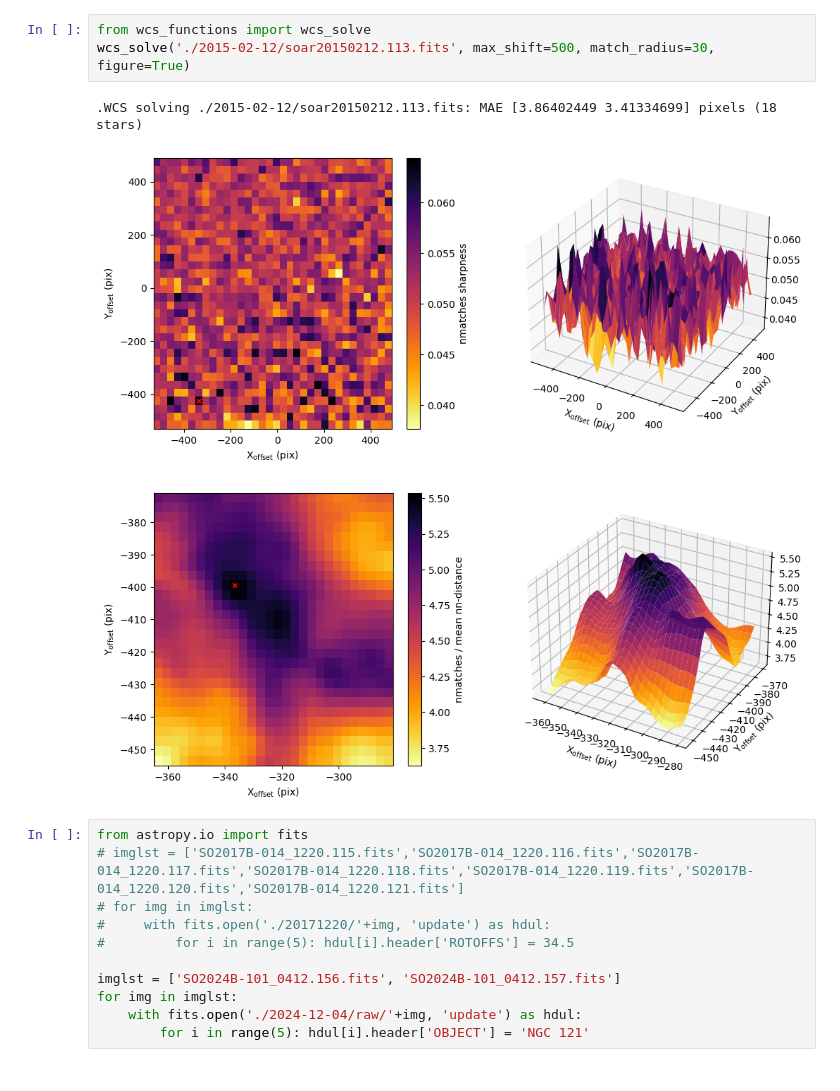
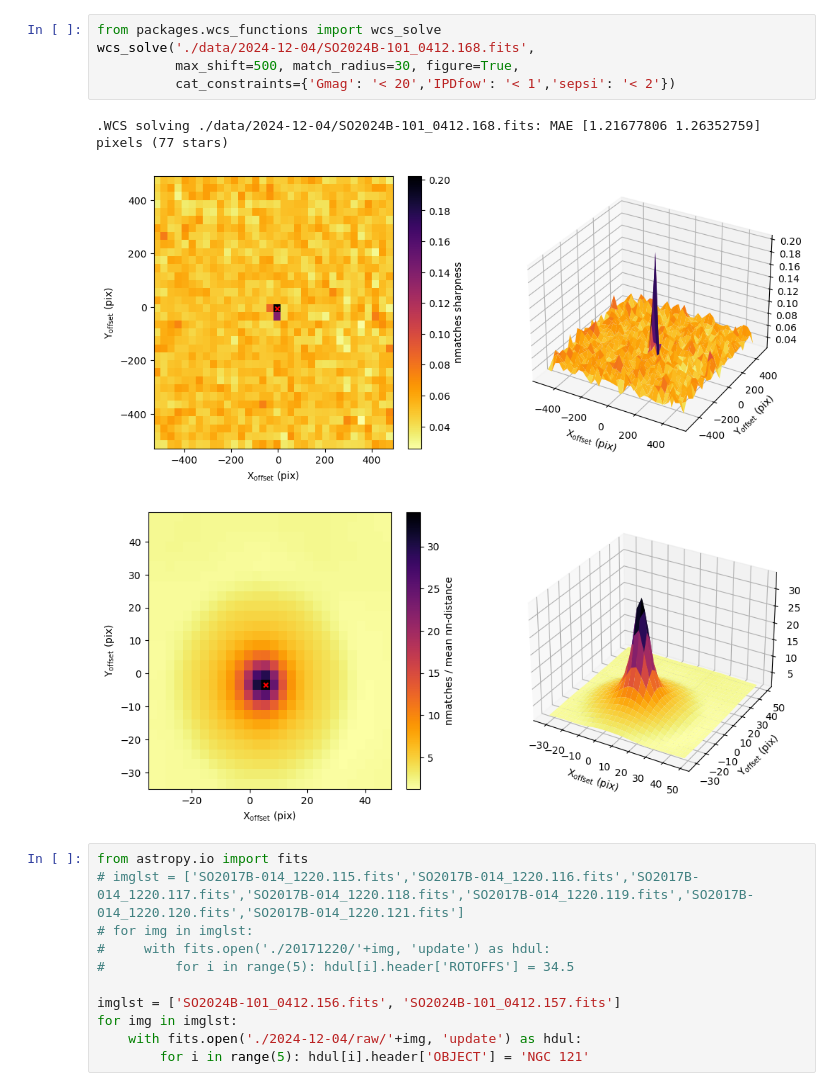
Before and after one commit to DataProcessing-UFRJ/dataproc, a Jupyter notebook: main.ipynb, the cells around one changed output. Saved outputs shown, nothing was run; the diff lists cells and outputs as text.

```diff
--- a/main.ipynb
+++ b/main.ipynb
@@ -86,10 +37,12 @@ data_reduce(folder, instrument='SAMI', filter_keywords=['FILTER1','FILTER2'],
 # %%
-from wcs_functions import wcs_solve
-wcs_solve('./2015-02-12/soar20150212.113.fits', max_shift=500, match_radius=30, figure=True)
+from packages.wcs_functions import wcs_solve
+wcs_solve('./data/2024-12-04/SO2024B-101_0412.168.fits',
+          max_shift=500, match_radius=30, figure=True,
+          cat_constraints={'Gmag': '< 20','IPDfow': '< 1','sepsi': '< 2'})
 # %% [output]
-.WCS solving ./2015-02-12/soar20150212.113.fits: MAE [3.86402449 3.41334699] pixels (18 stars)
+.WCS solving ./data/2024-12-04/SO2024B-101_0412.168.fits: MAE [1.21677806 1.26352759] pixels (77 stars)
-[figure, old version]
+[figure, new version]
-[figure, old version]
+[figure, new version]
 # %%
 from astropy.io import fits
 # imglst = ['SO2017B-014_1220.115.fits','SO2017B-014_1220.116.fits','SO2017B-014_1220.117.fits','SO2017B-014_1220.118.fits','SO2017B-014_1220.119.fits','SO2017B-014_1220.120.fits','SO2017B-014_1220.121.fits']
```
Also changed, not shown: parts of 1 cell of this notebook, 9 other files.
